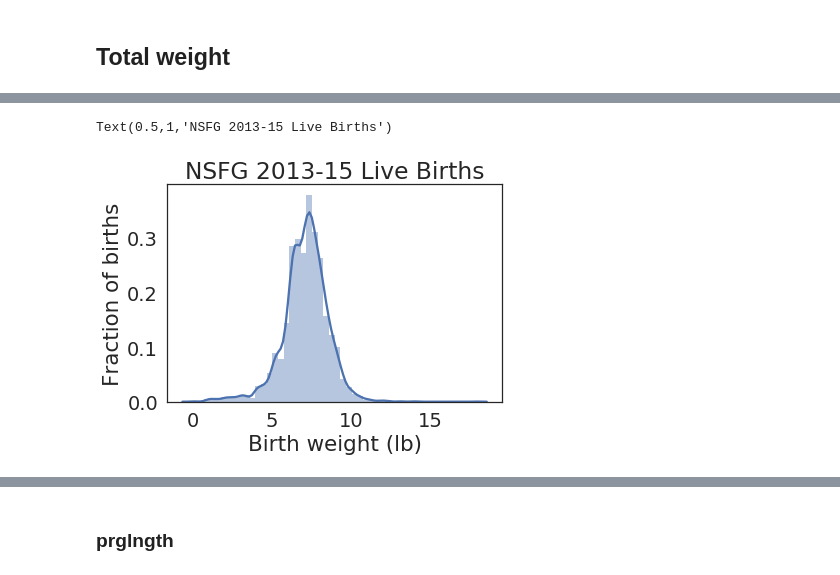
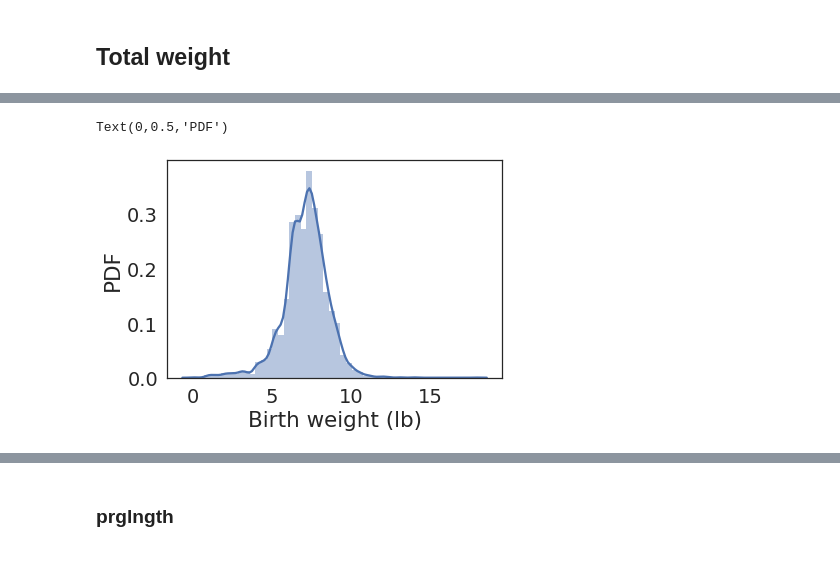
Before and after one commit to AllenDowney/ExploratoryDataAnalysis, a Jupyter notebook: eda_chap1.ipynb, the cells around one changed output, grey strips where cells are left out. Drawn from its saved outputs; the diff is of its cells as text; code cells hidden in the pictures.

```diff
--- a/eda_chap1.ipynb
+++ b/eda_chap1.ipynb
@@ -87,5 +96,5 @@ Index(['caseid', 'outcome', 'birthwgt_lb1', 'birthwgt_oz1', 'prglngth',
 # %% [markdown]
 ## birthwgt_lb1
 # %%
-birth_weight_lb = nsfg['birthwgt_lb1']
+pounds = nsfg['birthwgt_lb1']
 # %%
@@ -165,5 +179,5 @@ birth_weight_lb_clean.std()
 # %% [markdown]
 ## birthwgt_oz1
 # %%
-birth_weight_oz = nsfg['birthwgt_oz1']
+ounces = nsfg['birthwgt_oz1']
 # %%
@@ -201,7 +215,7 @@ birth_weight_oz.value_counts().sort_index()
 99.0     35
 Name: birthwgt_oz1, dtype: int64
 # %%
-birth_weight_oz.replace([98, 99], np.nan, inplace=True)
+ounces.replace([98, 99], np.nan, inplace=True)
 # %%
 nsfg['birthwgt_oz1'].value_counts().sort_index()
 # %% [output]
@@ -225,7 +239,7 @@ Name: birthwgt_oz1, dtype: int64
 # %% [markdown]
 ## Total weight
 # %%
-birth_weight = nsfg['birthwgt_lb1'] + nsfg['birthwgt_oz1'] / 16.0
+birth_weight = pounds + ounces / 16.0
 # %%
 birth_weight.describe()
 # %% [output]
@@ -269,11 +288,11 @@ warnings.simplefilter('ignore', UserWarning)
 # %%
 # ValueError: max must be larger than min in range parameter.
 # plt.hist can't handle NaN
 
-sns.distplot(nsfg['birth_weight'].dropna())
+sns.distplot(birth_weight.dropna())
 plt.xlabel('Birth weight (lb)')
-plt.ylabel('Fraction of births')
-plt.title('NSFG 2013-15 Live Births')
+plt.ylabel('PDF')
+#plt.title('NSFG 2013-15 Live Births')
 # %% [output]
-Text(0.5,1,'NSFG 2013-15 Live Births')
+Text(0,0.5,'PDF')
-[figure, old version]
+[figure, new version]
```
Also changed, not shown: parts of 48 cells of this notebook.
